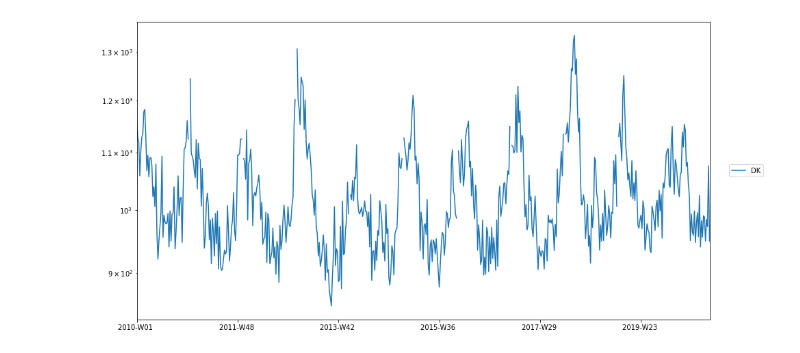
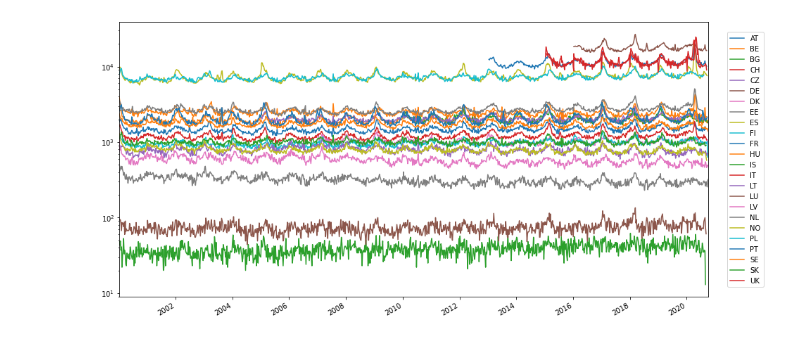
Before and after one commit to chrberrig/euro_covid-19_mortalities, a Jupyter notebook: eu_mortality_data.ipynb, the cells around one changed output. Drawn from its saved outputs; the diff is of its cells as text; code cells hidden in the pictures.

```diff
--- a/eu_mortality_data.ipynb
+++ b/eu_mortality_data.ipynb
@@ -7,9 +7,10 @@ import numpy as np
 import requests
 import datetime
 import pycountry as pc
+import math
 
-countries_list = ["DK"]
-# countries_list = ["AU", "BE", "BG", "CH", "CZ", "DE", "DK", "EE", "ES", "FI", "FR", "HU", "IT", "IS", "LT", "LV", "LU", "NL", "NO", "PL", "PT", "SE", "SL", "UK"]
+# countries_list = ["DK"]
+countries_list = ["AT", "BE", "BG", "CH", "CZ", "DE", "DK", "EE", "ES", "FI", "FR", "HU", "IT", "IS", "LT", "LV", "LU", "NL", "NO", "PL", "PT", "SE", "SK", "UK"]
 a3_countries_list = []
 for country in countries_list[:-1]:
     #print(country)
@@ -50,35 +51,29 @@ download_data = False
 # %%
 folder_eu_weekly = "https://ec.europa.eu/eurostat/databrowser-backend/api/extraction/1.0/LIVE/true/"
 # file_eu_weekly = "csv/DEMO_R_MWK_TS$DEFAULTVIEW"
 # file_eu_weekly = "csv/DEMO_MMONTH__custom_26121"
 # file_eu_weekly = "csv/DEMO_R_MWK_10__custom_32605"
 file_eu_weekly = "csv/DEMO_R_MWK_TS__custom_26098"
 eu_weekly_df = pd.read_csv(folder_eu_weekly + file_eu_weekly, sep='[",",";"]', engine="python", parse_dates=True)
 eu_weekly_df.rename(columns = {'geo\TIME_PERIOD':'geo'}, inplace=True)
 eu_weekly_df.replace(r':', np.NaN, regex=True, inplace=True)
 # eu_weekly_df.fillna(0, inplace = True)
-eu_weekly_df.replace([r'p$'], [r''], regex=True, inplace=True)
-eu_weekly_df.replace([r'e$'], [r''], regex=True, inplace=True)
+eu_weekly_df.replace([r'p$', r'e$'], [r'']*2, regex=True, inplace=True)
+# eu_weekly_df.replace([r'e$'], [r''], regex=True, inplace=True)
 eu_weekly_df = eu_weekly_df[(eu_weekly_df["sex"]=="T") & (eu_weekly_df["geo"].isin(countries_list))]
-eu_weekly_df.drop(columns=["freq", "unit", "sex"], inplace=True)
+w99_list = ["{}-W99 ".format(i) for i in range(2000, 2019)]
+eu_weekly_df.drop(columns=["freq", "unit", "sex"] + w99_list, inplace=True)
+
 eu_weekly_df = eu_weekly_df.T
 eu_weekly_df.columns = eu_weekly_df.loc["geo"]
 eu_weekly_df.drop(["geo"], inplace=True)
-# print([i for i in countries_list if i not in eu_weekly_df.columns])
-# eu_weekly_df.apply(pd.to_numeric, errors="ignore")
 eu_weekly_df = eu_weekly_df.apply(pd.to_numeric)
-#pd.to_datetime(eu_weekly_df.index)#, format="%Y-W%W")
-#eu_weekly_df.index
-eu_weekly_df.loc["2010-W01":].plot(figsize=(15,8))
-plt.yscale("log")
+ri = [i.rstrip() + "-0" for i in eu_weekly_df.index]
+eu_weekly_df.index = pd.to_datetime(ri, format="%Y-W%W-%w")
+eu_weekly_df.loc[:].plot(figsize=(15,8))
+scale = "log"
+plt.yscale(scale)
 plt.legend(loc="right", bbox_to_anchor=(1.1, 0.5))
-spec_list = []
-# t = np.arange(len(eu_weekly_df[country]))
-# for country in countries_list:
-#     spec = np.fft.fft(eu_weekly_df[country])
-#     print(spec)
-#     freq = np.fft.fftfreq(t.shape[-1])
-#     # spec_list.append(spec)
-#     plt.plot(freq, spec.real)
+plt.savefig("mortality_{}.pdf".format(scale))
 # %% [output]
-[figure, old version]
+[figure, new version]
```
Also changed, not shown: parts of 7 cells of this notebook, 10 other files.
